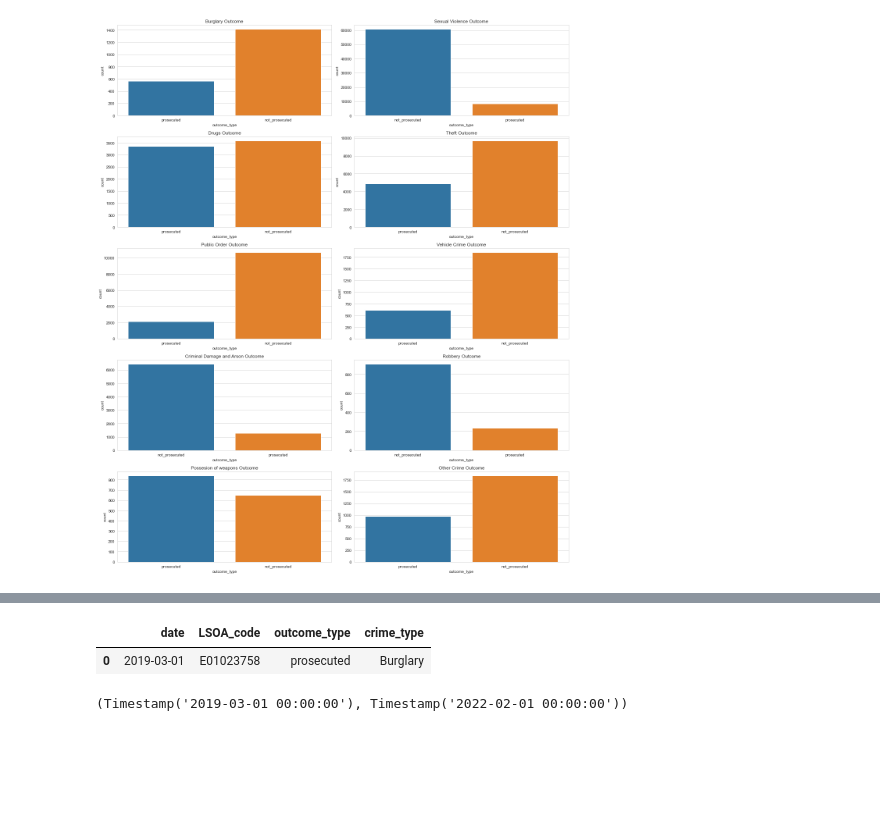
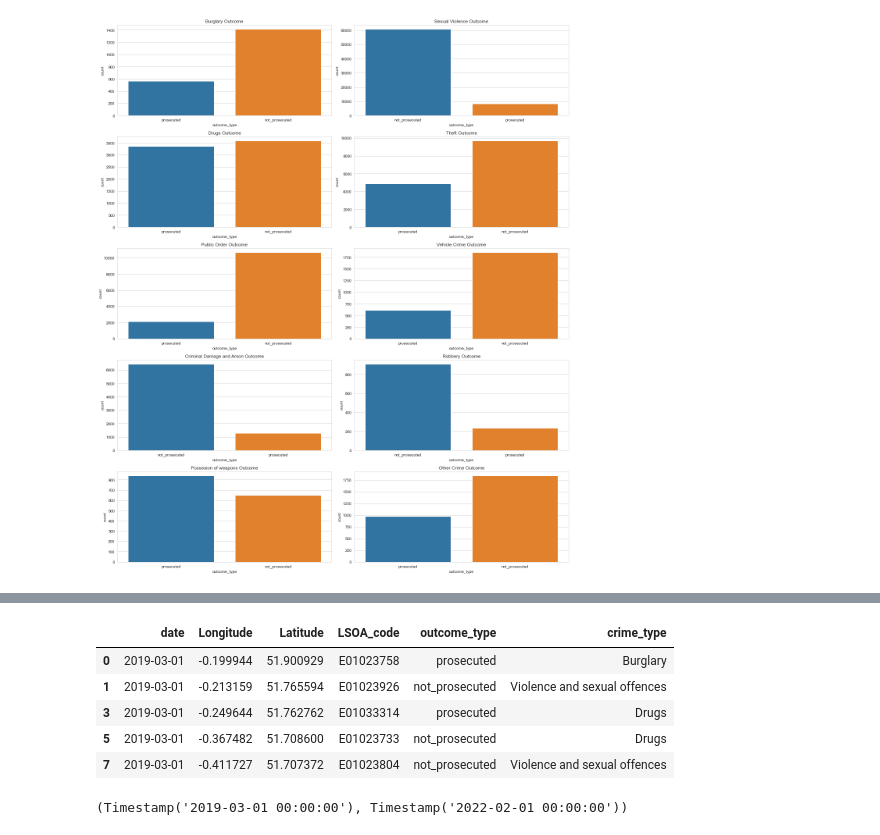
Before and after one commit to saquibmohiuddin/Hertfordshire-Constabulary, a Jupyter notebook: codes/three_years_de-1-hot.ipynb, the cells around one changed output, grey strips where cells are left out. Saved outputs shown, nothing was run; the diff lists cells and outputs as text; code cells hidden in the pictures; blank space fills up the shorter version.

```diff
--- a/codes/three_years_de-1-hot.ipynb
+++ b/codes/three_years_de-1-hot.ipynb
@@ -470,11 +480,15 @@ map
 # %% [output]
 [interactive output not drawn]
 # %%
-df.drop(["crime_id","Longitude", "Latitude"], axis=1, inplace=True)
-df.head(1)
+df.drop(["crime_id"], axis=1, inplace=True)
+df.head()
 # %% [output]
-|  | date | LSOA_code | outcome_type | crime_type |
-| 0 | 2019-03-01 | E01023758 | prosecuted | Burglary |
+|  | date | Longitude | Latitude | LSOA_code | outcome_type | crime_type |
+| 0 | 2019-03-01 | -0.199944 | 51.900929 | E01023758 | prosecuted | Burglary |
+| 1 | 2019-03-01 | -0.213159 | 51.765594 | E01023926 | not_prosecuted | Violence and sexual offences |
+| 3 | 2019-03-01 | -0.249644 | 51.762762 | E01033314 | prosecuted | Drugs |
+| 5 | 2019-03-01 | -0.367482 | 51.708600 | E01023733 | not_prosecuted | Drugs |
+| 7 | 2019-03-01 | -0.411727 | 51.707372 | E01023804 | not_prosecuted | Violence and sexual offences |
 # %%
 df.date.min(), df.date.max()
 # %% [output]
```
Also changed, not shown: parts of 63 cells of this notebook.
